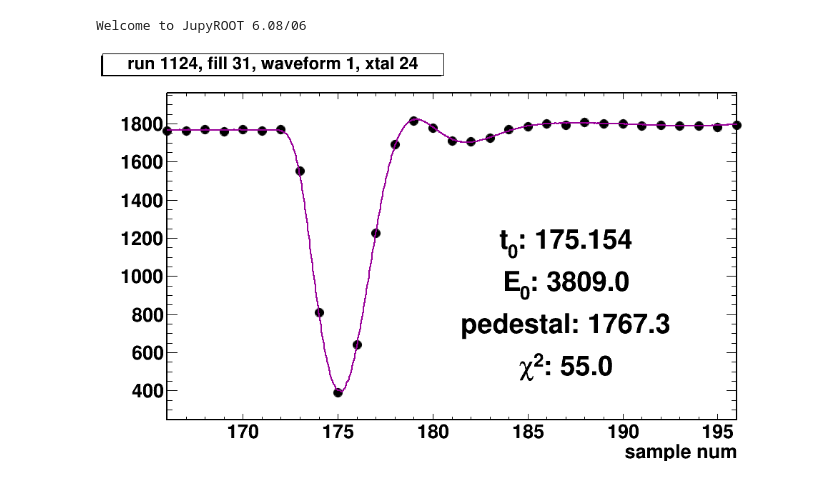
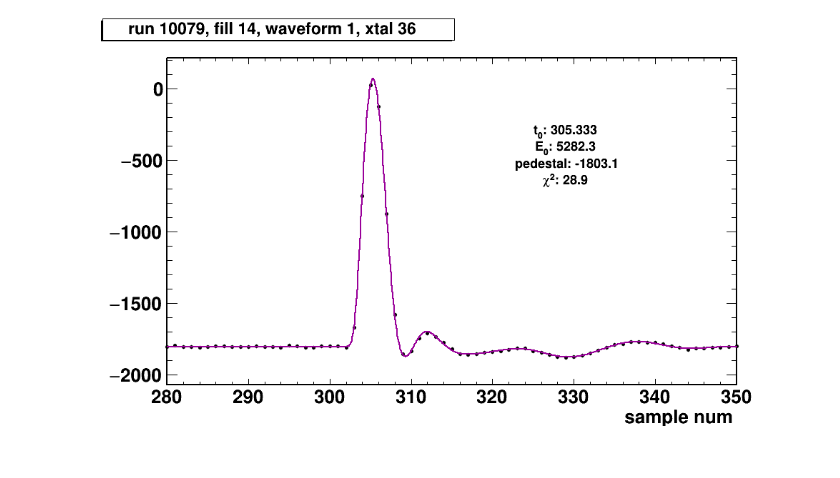
Before and after one commit to atfienberg/fitDisplay, a Jupyter notebook: riderFitDisplay.ipynb, the cells around one changed output. Cells and saved outputs as stored; diff of their text form; code cells hidden in the pictures.

```diff
--- a/riderFitDisplay.ipynb
+++ b/riderFitDisplay.ipynb
@@ -3,8 +3,8 @@ import ROOT
 from ipywidgets import interact, IntSlider, IntText
 from itertools import takewhile, count
 
-f = ROOT.TFile('/Users/atfienberg/g-2/nearlineTests/riderFitDisplay1124.root')
-module_label = 'fitDisplay'
+f = ROOT.TFile('fitDisplayDevelopFitter.root')
+module_label = 'riderFitDisplay1'
 
 if not ROOT.gROOT.FindObject('canv'):
     c = ROOT.TCanvas('canv', 'canv', 1000, 600)
@@ -17,8 +17,6 @@ n_entries = t.BuildIndex('fillNum', 'xtalNum*(waveformIndex == 1) - 1*(waveformI
 
 # need global handle to currently plotted objects so that they don't get garbage collected
 plotted_objects = None
-# %% [output]
-Welcome to JupyROOT 6.08/06
 # %%
 # define plotting functions
 
@@ -30,7 +28,7 @@ def plot_fit(entry_num, x_min, x_max, canvas):
     sample_g.SetTitle('run {0}, fill {2}, waveform {3}, xtal {1}; sample num; adc counts'.
                           format(t.runNum, t.xtalNum, t.fillNum, t.waveformIndex))
     sample_g.SetMarkerStyle(20)
-    sample_g.SetMarkerSize(1.5)
+    sample_g.SetMarkerSize(0.5)
     sample_g.SetMarkerColor(ROOT.kBlack)
     for i, samp in enumerate(t.trace):
         sample_g.SetPoint(i, i + t.firstSampleNum, samp)
@@ -50,7 +48,7 @@ def plot_fit(entry_num, x_min, x_max, canvas):
         val = ped
         for (energy, t0) in zip(energies, times):
             if spline.GetXmin() < (x[0]-t0) < spline.GetXmax():
-                val += -1*energy*spline.Eval(x[0]-t0)
+                val += energy*spline.Eval(x[0]-t0)
         return val
 
     # draw graph and fit
@@ -66,8 +64,8 @@ def plot_fit(entry_num, x_min, x_max, canvas):
 
     # make text box
     x_range, y_range = (x_max - x_min, y_max - y_min)
-    txtbox = ROOT.TPaveText(x_min + 0.5*x_range, y_min + 0.6*y_range,
-                            x_min + 0.9*x_range, y_min + 0.1*y_range)
+    txtbox = ROOT.TPaveText(x_min + 0.5*x_range, y_min + 0.8*y_range,
+                            x_min + 0.9*x_range, y_min + 0.6*y_range)
     txtbox.SetFillColor(ROOT.kWhite)
     txtbox.SetLineColor(ROOT.kWhite)
     txtbox.SetShadowColor(ROOT.kWhite)
@@ -84,18 +82,13 @@ def plot_fit(entry_num, x_min, x_max, canvas):
 def plot_one_with_index(fill_num, xtal_num, waveform, x_min, x_max):
     ROOT.gStyle.SetOptTitle(1)
     entry_num = t.GetEntryNumberWithIndex(fill_num, xtal_num)
-    if entry_num != -1L:
+    if entry_num != -1:
         c.cd()
         global plotted_objects
         plotted_objects = plot_fit(entry_num + waveform - 1, x_min, x_max, c)
     else:
         print('entry not found in index')
-# %%
-%jsroot off
-dummy = interact(plot_one_with_index, fill_num=IntSlider(min=1, max=100, step=1, value=0),
-                 waveform=IntSlider(min=1, max=5, step=1, value=0),
-                 xtal_num=IntSlider(min=0, max=len(splines) - 1, step=1, value=0),
-                 x_min=IntSlider(min=0, max=800, step=1, value=0),
-                 x_max=IntSlider(min=0, max=800, step=1, value=800))
-# %% [output]
-[figure, removed]
+# %%
+plot_one_with_index(14,36,1, 280, 350)
+# %% [output]
+[figure, added]
```
Also changed, not shown: parts of 1 cell of this notebook, 1 other file.
